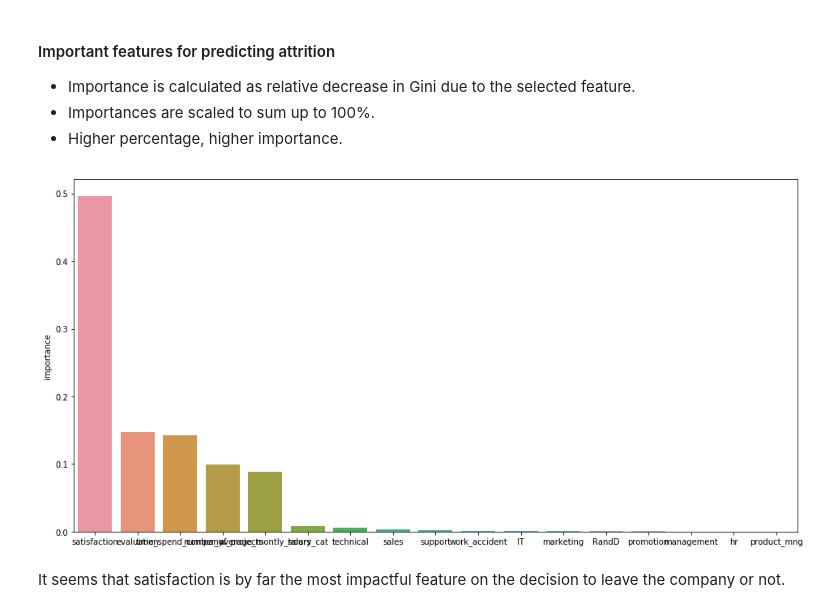
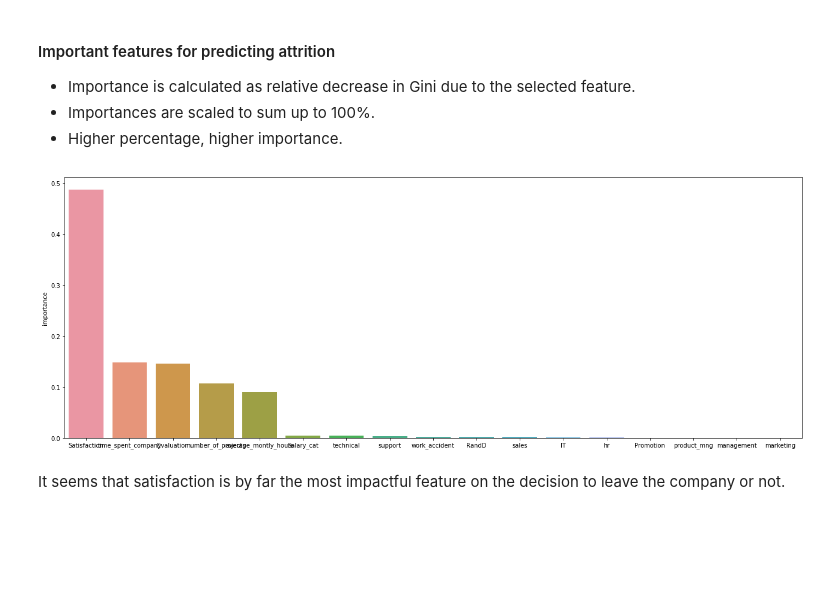
Before and after one commit to sachinkun21/HR-Aanalytics-Predicting-Employe-Churn-Using-Decision-Tree, a Jupyter notebook: HR_Analytics.ipynb, the cells around one changed output. Saved outputs shown, nothing was run; the diff lists cells and outputs as text; code cells hidden in the pictures; blank space fills up the shorter version.

```diff
--- a/HR_Analytics.ipynb
+++ b/HR_Analytics.ipynb
@@ -197,10 +324,10 @@ Let's deal with department column Next:
 we will use pandas get_dummies() on the department column of the data to generate dummy variables and save them inside a new DataFrame called departments
 # %%
 # Getting dummy variables and saving them inside a new DataFrame
-departments = pd.get_dummies(df.department)
+Departments = pd.get_dummies(df.Department)
 
 # Taking quick look to the first 5 rows of departments dataframe
-print(departments.head())
+print(Departments.head())
 # %% [output]
    IT  RandD  accounting  hr  ...  product_mng  sales  support  technical
 0   0      0           0   0  ...            0      1        0          0
@@ -221,13 +348,13 @@ Therefore, we will drop one of the department dummies to avoid dummy trap, and
 also get rid of the old department column in original dataframe, then join df with departments dataframe.
 # %%
 # Dropping the "accounting" column to avoid "dummy trap"
-departments = departments.drop("accounting", axis=1)
+Departments = Departments.drop("accounting", axis=1)
 
-# Dropping the old column "department" as you don't need it anymore
+# Dropping the old column "department" as you don't need it anymore        //Will Drop it later as we need it for visualization
 #data = data.drop("department", axis=1)
 
 # Joining the new dataframe "departments" to your employee dataset: done
-df = df.join(departments)
+df = df.join(Departments)
 
 # printing top 5 rows of dataframe again
 df.head()
@@ -308,12 +435,12 @@ Your task is to separate the target and features.
 
 The target you have here is the employee churn, and features include everything else.
 # %%
-df = df.drop(['department', 'salary'] , axis = 1)
+df = df.drop(['Department', 'Salary'] , axis = 1)
 # selecting dependent variable column (churn) and setting it as target variable y
-y = df.churn
+y = df.Churn
 
 # Drop column churn and set everything else as features X
-X = df.drop("churn",axis=1)
+X = df.drop("Churn",axis=1)
 # %% [markdown]
 #### Train- Test split
 Spliting employee data:<br>
@@ -437,9 +565,6 @@ DecisionTreeClassifier(class_weight=None, criterion='gini', max_depth=None,
 Let's evaluate our accurately our trained model can make predictions!
 We will be using testing set to check the accuracy of your Decision Tree model, with the score() method
 # %%
-# Apply a decision tree model to fit features to the target in the training set
-model.fit(X_train, y_train)
-
 # Check the accuracy score of the prediction for the training set
 print("Train Accuracy: ", model.score(X_train, y_train)*100)
 
@@ -778,21 +908,21 @@ print(param_search.best_params_)
 # %%
 # Calculate feature importances
 feature_importances = model.feature_importances_
 
 # Create a list of features: done
 feature_list = list(X)
 
 # Save the results inside a DataFrame using feature_list as an index
 relative_importances = pd.DataFrame(index=feature_list, data=feature_importances, columns=["importance"])
 
 # Sort values to learn most important features
 relative_importances = relative_importances.sort_values(by="importance", ascending=False)
 
-plt.figure(figsize = (16,8))
+plt.figure(figsize = (22,8))
 sns.barplot(x=relative_importances.index , y = 'importance' ,data  = relative_importances)
 plt.show()
 # %% [output]
-[figure, old version]
+[figure, new version]
 # %% [markdown]
 It seems that satisfaction is by far the most impactful feature on the decision to leave the company or not.
 # %%
```
Also changed, not shown: parts of 65 cells of this notebook.
